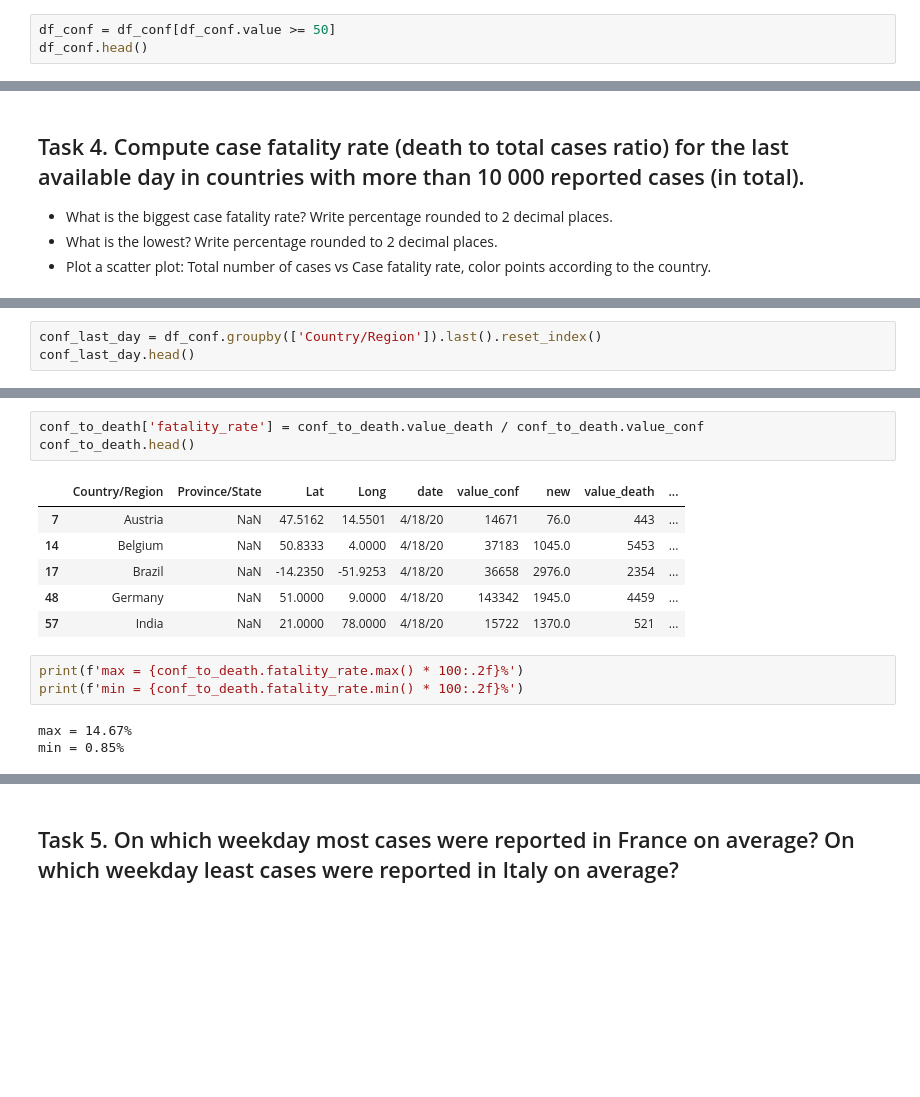
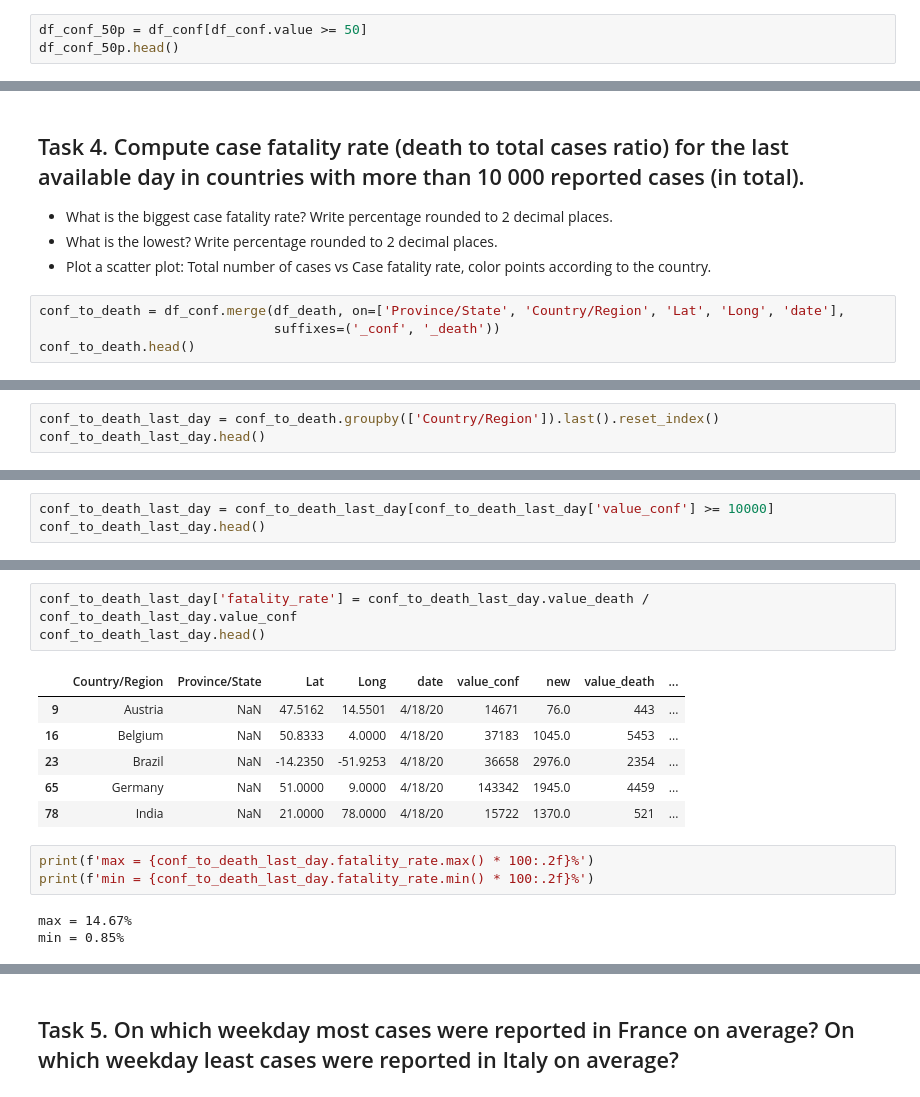
Before and after one commit to demidafonichev/hse-data-science-in-business-2020, a Jupyter notebook: HW1/HW1.ipynb, the cells around one changed output, grey strips where cells are left out. Saved outputs shown, nothing was run; the diff lists cells and outputs as text; blank space fills up the shorter version.

```diff
--- a/HW1/HW1.ipynb
+++ b/HW1/HW1.ipynb
@@ -51,8 +51,8 @@ df_conf.head()
 -  Max
 -  Min
 # %%
-df_conf = df_conf[df_conf.value >= 50]
-df_conf.head()
+df_conf_50p = df_conf[df_conf.value >= 50]
+df_conf_50p.head()
 # %% [output]
 |  | Province/State | Country/Region | Lat | Long | date | value | new |
 | 62 | NaN | Afghanistan | 33.0 | 65.0 | 3/24/20 | 74 | 34.0 |
@@ -151,3 +151,7 @@ conf_last_10days[conf_last_10days['Country/Region'] == 'Germany'].new.mean()
 - What is the biggest case fatality rate? Write percentage rounded to 2 decimal places.
 - What is the lowest? Write percentage rounded to 2 decimal places.
 - Plot a scatter plot: Total number of cases vs Case fatality rate, color points according to the country.
+# %%
+conf_to_death = df_conf.merge(df_death, on=['Province/State', 'Country/Region', 'Lat', 'Long', 'date'],
+                              suffixes=('_conf', '_death'))
+conf_to_death.head()
@@ -154,4 +165,4 @@ conf_last_10days[conf_last_10days['Country/Region'] == 'Germany'].new.mean()
 # %%
-conf_last_day = df_conf.groupby(['Country/Region']).last().reset_index()
-conf_last_day.head()
+conf_to_death_last_day = conf_to_death.groupby(['Country/Region']).last().reset_index()
+conf_to_death_last_day.head()
 # %% [output]
@@ -184,0 +175,3 @@ conf_to_death.head()
+# %%
+conf_to_death_last_day = conf_to_death_last_day[conf_to_death_last_day['value_conf'] >= 10000]
+conf_to_death_last_day.head()
@@ -185,16 +185,16 @@ conf_to_death.head()
 # %%
-conf_to_death['fatality_rate'] = conf_to_death.value_death / conf_to_death.value_conf
-conf_to_death.head()
+conf_to_death_last_day['fatality_rate'] = conf_to_death_last_day.value_death / conf_to_death_last_day.value_conf
+conf_to_death_last_day.head()
 # %% [output]
 |  | Country/Region | Province/State | Lat | Long | date | value_conf | new | value_death | ... |
-| 7 | Austria | NaN | 47.5162 | 14.5501 | 4/18/20 | 14671 | 76.0 | 443 | ... |
-| 14 | Belgium | NaN | 50.8333 | 4.0000 | 4/18/20 | 37183 | 1045.0 | 5453 | ... |
-| 17 | Brazil | NaN | -14.2350 | -51.9253 | 4/18/20 | 36658 | 2976.0 | 2354 | ... |
-| 48 | Germany | NaN | 51.0000 | 9.0000 | 4/18/20 | 143342 | 1945.0 | 4459 | ... |
-| 57 | India | NaN | 21.0000 | 78.0000 | 4/18/20 | 15722 | 1370.0 | 521 | ... |
+| 9 | Austria | NaN | 47.5162 | 14.5501 | 4/18/20 | 14671 | 76.0 | 443 | ... |
+| 16 | Belgium | NaN | 50.8333 | 4.0000 | 4/18/20 | 37183 | 1045.0 | 5453 | ... |
+| 23 | Brazil | NaN | -14.2350 | -51.9253 | 4/18/20 | 36658 | 2976.0 | 2354 | ... |
+| 65 | Germany | NaN | 51.0000 | 9.0000 | 4/18/20 | 143342 | 1945.0 | 4459 | ... |
+| 78 | India | NaN | 21.0000 | 78.0000 | 4/18/20 | 15722 | 1370.0 | 521 | ... |
 # %%
-print(f'max = {conf_to_death.fatality_rate.max() * 100:.2f}%')
-print(f'min = {conf_to_death.fatality_rate.min() * 100:.2f}%')
+print(f'max = {conf_to_death_last_day.fatality_rate.max() * 100:.2f}%')
+print(f'min = {conf_to_death_last_day.fatality_rate.min() * 100:.2f}%')
 # %% [output]
 max = 14.67%
 min = 0.85%
```
Also changed, not shown: parts of 17 cells of this notebook.
